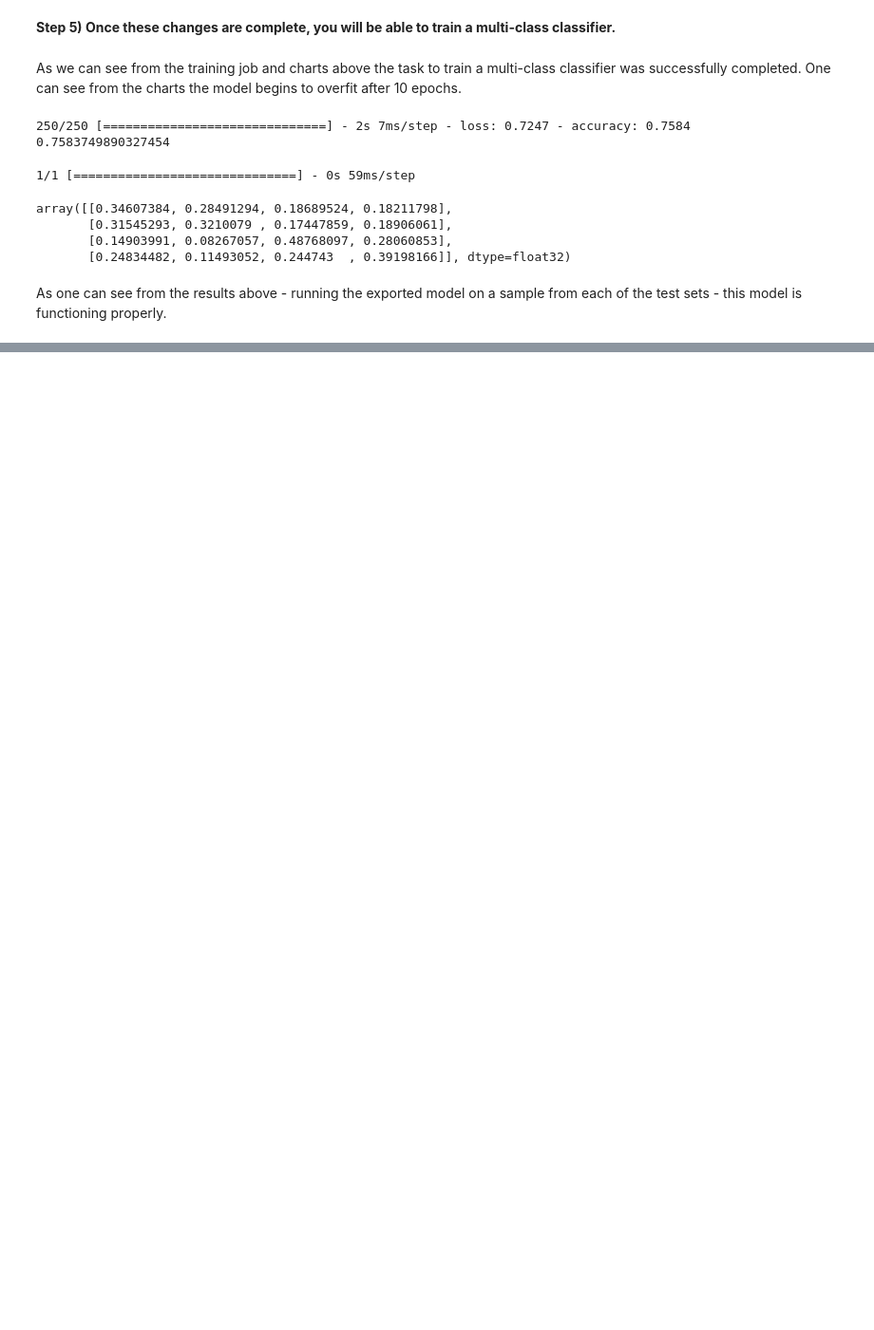
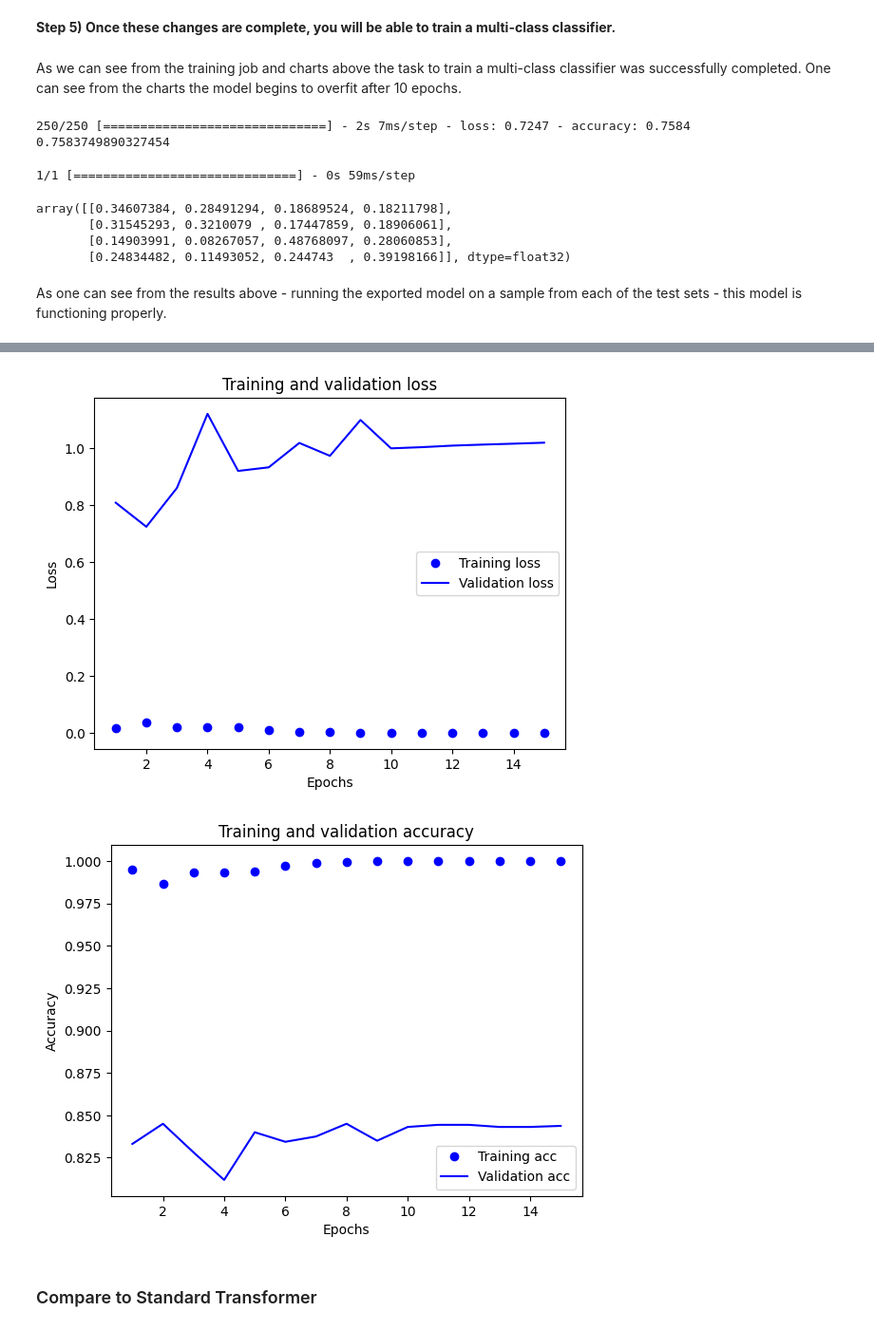
Before and after one commit to dscer/DS6050_Codeathon_2, a Jupyter notebook: ybt7qf_codeathon_2.ipynb, the cells around one changed output, grey strips where cells are left out. Shown: that part at 95% size. Drawn from its saved outputs; the diff is of its cells as text; code cells hidden in the pictures; blank space fills up the shorter version.

```diff
--- a/ybt7qf_codeathon_2.ipynb
+++ b/ybt7qf_codeathon_2.ipynb
@@ -843,0 +906,4 @@ As one can see from the results above - running the exported model on a sample f
+# %%
+reserved_tokens = ["[PAD]", "[UNK]"]
+train_sentences = [element[0] for element in train_ds]
+vocab = train_word_piece(train_ds, VOCAB_SIZE, reserved_tokens)
@@ -843,0 +914,6 @@ As one can see from the results above - running the exported model on a sample f
+# %%
+tokenizer = keras_nlp.tokenizers.WordPieceTokenizer(
+    vocabulary=vocab,
+    lowercase=False,
+    sequence_length=MAX_SEQUENCE_LENGTH,
+)
@@ -843,0 +979,8 @@ As one can see from the results above - running the exported model on a sample f
+# %%
+fnet_classifier.summary()
+fnet_classifier.compile(
+    optimizer=keras.optimizers.Adam(learning_rate=0.001),
+    loss=losses.SparseCategoricalCrossentropy(from_logits=True),
+    metrics=["accuracy"],
+)
+history = fnet_classifier.fit(train_ds, epochs=EPOCHS, validation_data=val_ds)
@@ -843,0 +1027,39 @@ As one can see from the results above - running the exported model on a sample f
+# %%
+history_dict = history.history
+history_dict.keys()
+
+acc = history_dict['accuracy']
+val_acc = history_dict['val_accuracy']
+loss = history_dict['loss']
+val_loss = history_dict['val_loss']
+
+epochs = range(1, len(acc) + 1)
+
+####
+
+# "bo" is for "blue dot"
+plt.plot(epochs, loss, 'bo', label='Training loss')
+# b is for "solid blue line"
+plt.plot(epochs, val_loss, 'b', label='Validation loss')
+plt.title('Training and validation loss')
+plt.xlabel('Epochs')
+plt.ylabel('Loss')
+plt.legend()
+
+plt.show()
+
+####
+
+plt.plot(epochs, acc, 'bo', label='Training acc')
+plt.plot(epochs, val_acc, 'b', label='Validation acc')
+plt.title('Training and validation accuracy')
+plt.xlabel('Epochs')
+plt.ylabel('Accuracy')
+plt.legend(loc='lower right')
+
+plt.show()
+# %% [output]
+[figure, added]
+[figure, added]
+# %% [markdown]
+### Compare to Standard Transformer
```
Also changed, not shown: parts of 25 cells of this notebook.
